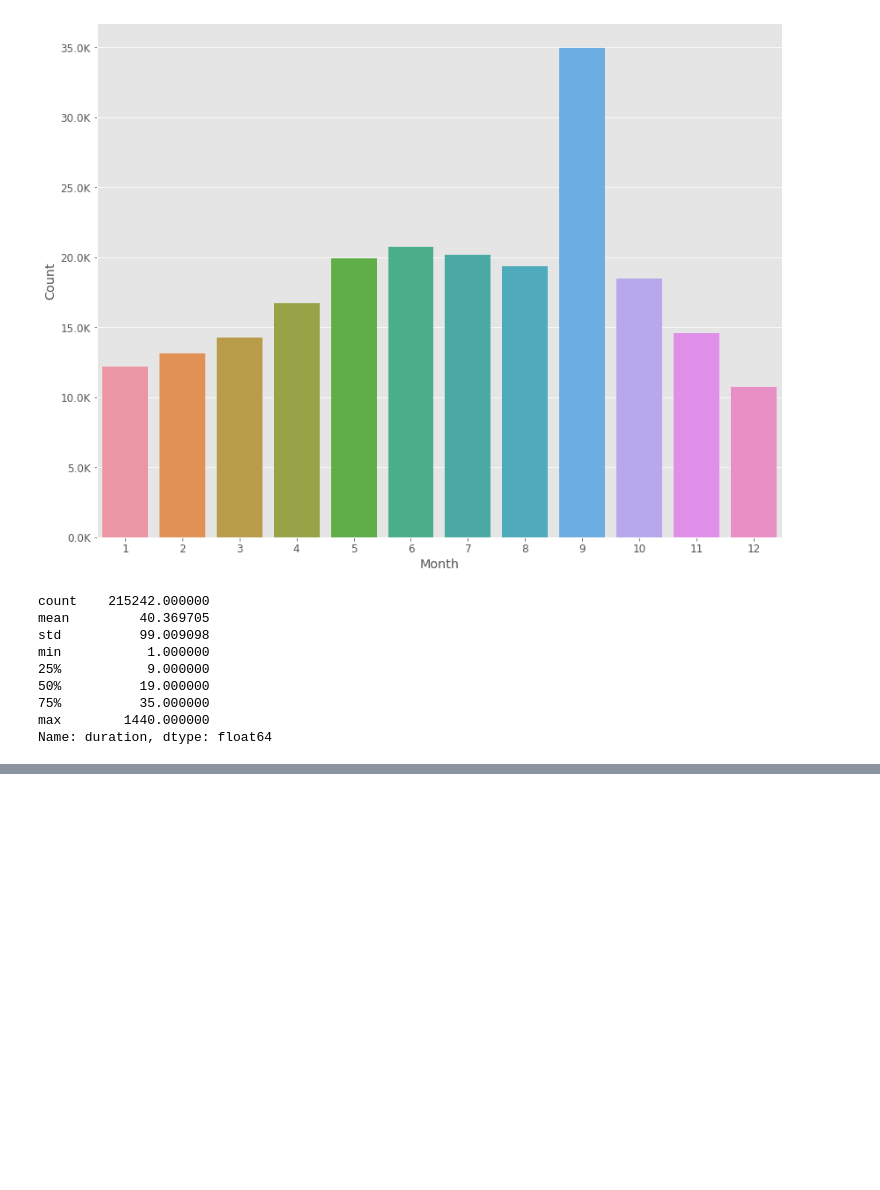
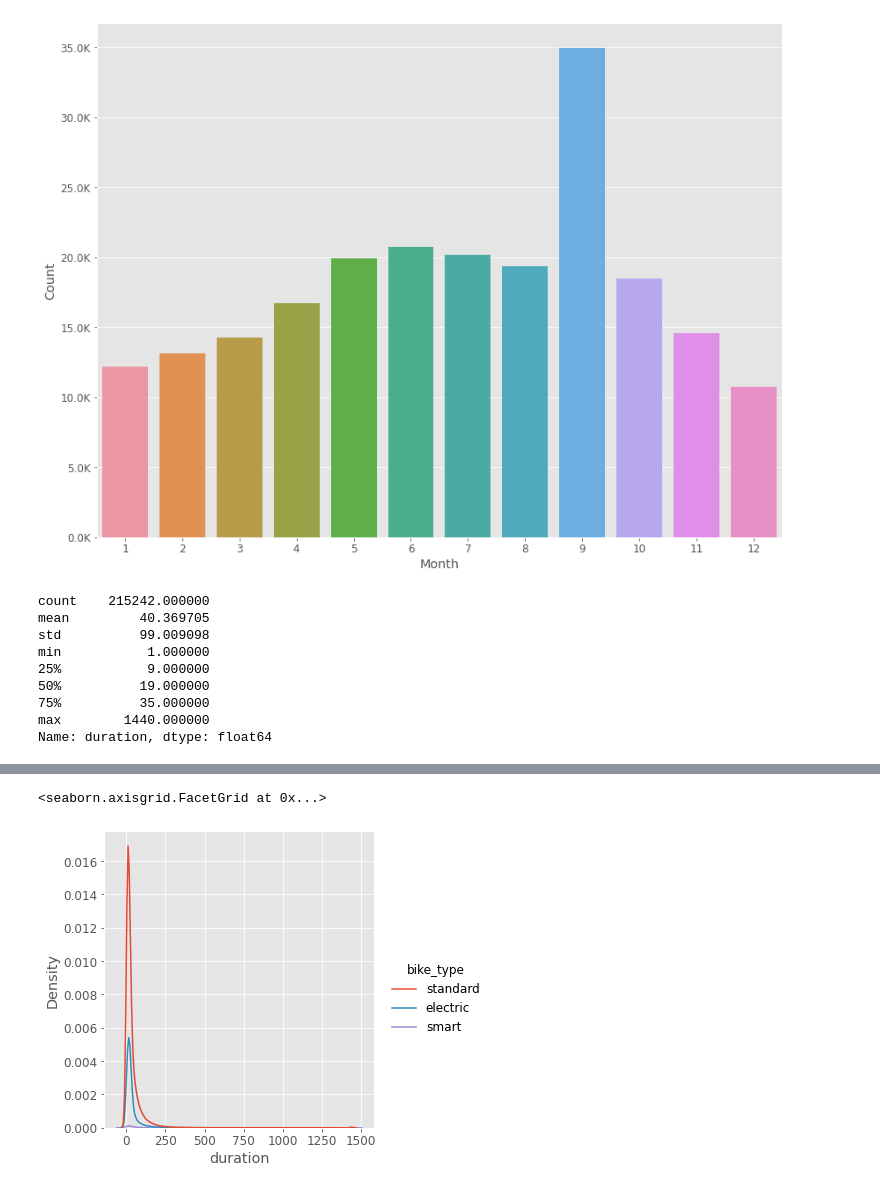
Before and after one commit to eldrigeampong/Data-Science, a Jupyter notebook: TimeSeries/project2.ipynb, the cells around one changed output, grey strips where cells are left out. Saved outputs shown, nothing was run; the diff lists cells and outputs as text; code cells hidden in the pictures; blank space fills up the shorter version.

```diff
--- a/TimeSeries/project2.ipynb
+++ b/TimeSeries/project2.ipynb
@@ -381,0 +392,5 @@ Name: duration, dtype: float64
+# %%
+sns.displot(df_drop, x='duration', hue='bike_type', kind='kde')
+# %% [output]
+<seaborn.axisgrid.FacetGrid at 0x...>
+[figure, added]
```
Also changed, not shown: parts of 3 cells of this notebook, 1 other file.
